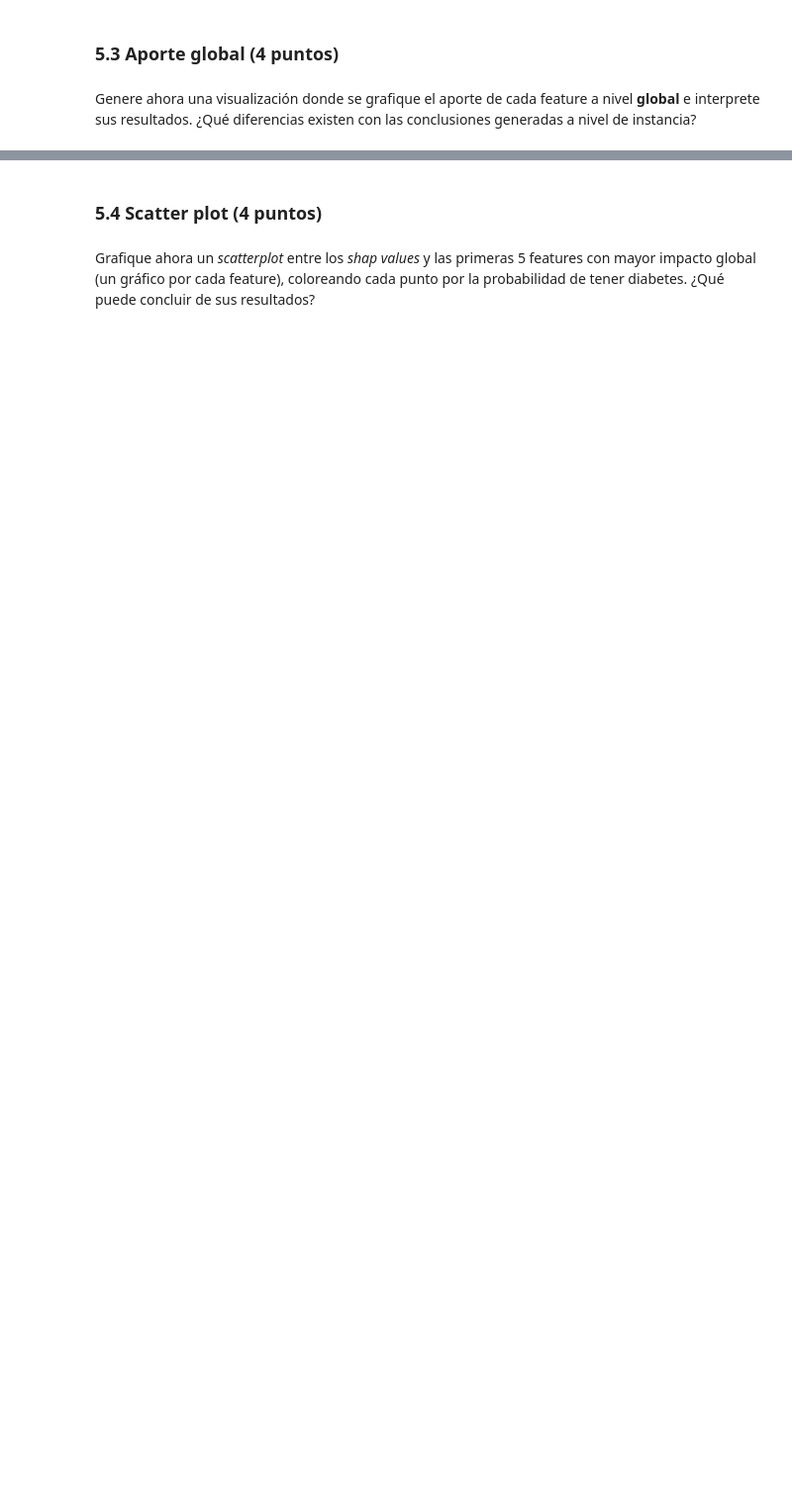
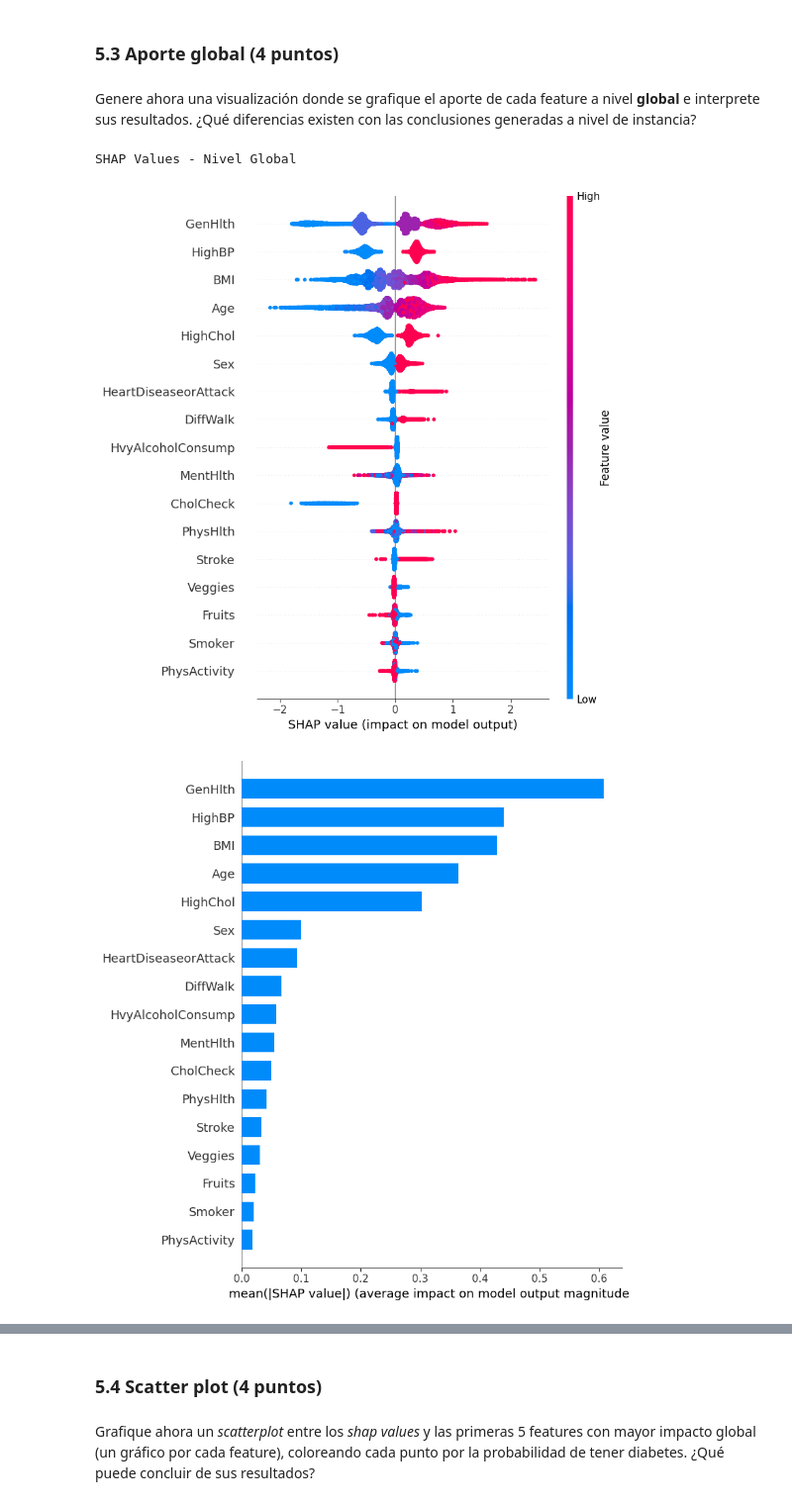
Before and after one commit to jesuvalenzuela/NanSquad, a Jupyter notebook: Lab7/Lab7_enunciado.ipynb, the cells around one changed output, grey strips where cells are left out. Shown at 99% size. Cells and saved outputs as stored; diff of their text form; code cells hidden in the pictures; blank space fills up the shorter version.

```diff
--- a/Lab7/Lab7_enunciado.ipynb
+++ b/Lab7/Lab7_enunciado.ipynb
@@ -408,0 +513,13 @@ Genere ahora una visualización donde se grafique el aporte de cada feature a ni
+# %%
+# Inserte código para generar gráficos de aporte global aquí
+
+# 1. Summary Plot (Beeswarm) - Visualización de aportes
+print("SHAP Values - Nivel Global")
+shap.summary_plot(shap_values, X_test_transformed, max_display=17)
+
+# 2. Bar Plot - Importancia promedio
+shap.summary_plot(shap_values, X_test_transformed, plot_type="bar", max_display=17)
+# %% [output]
+SHAP Values - Nivel Global
+[figure, added]
+[figure, added]
```
Also changed, not shown: parts of 29 cells of this notebook.
